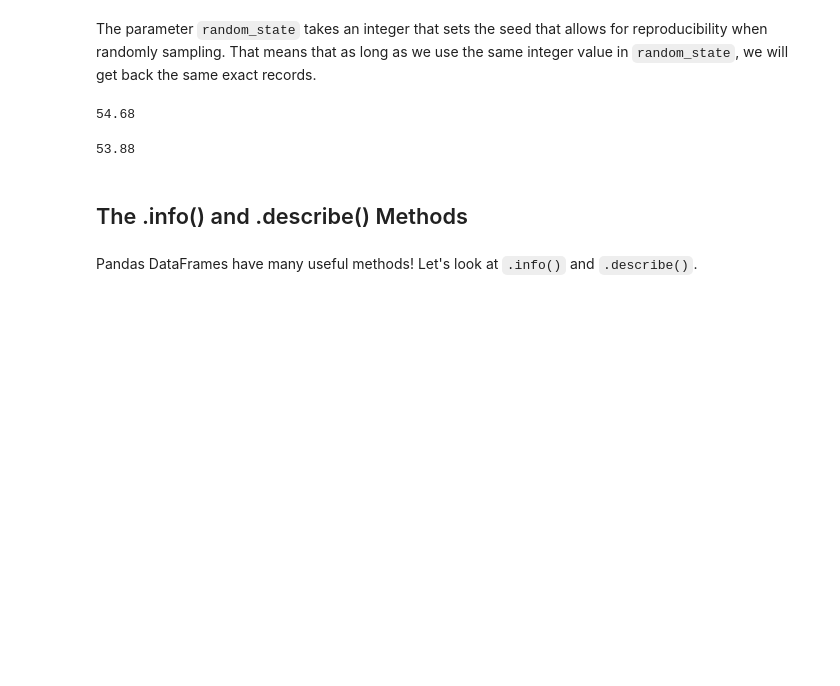
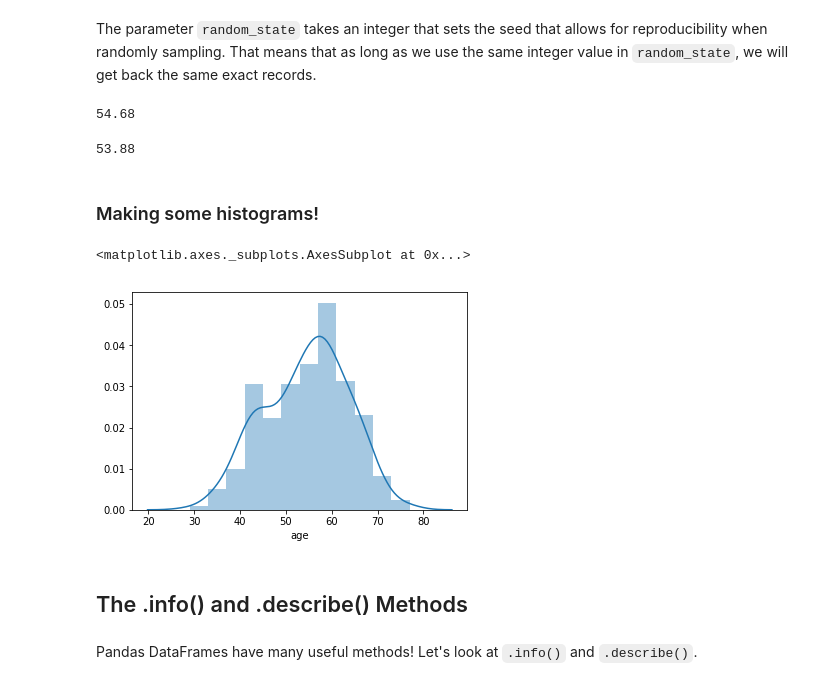
Before and after one commit to cenuno/Pandas, a Jupyter notebook: pandas_tools_codealong.ipynb, the cells around one changed output. Cells and saved outputs as stored; diff of their text form; code cells hidden in the pictures; blank space fills up the shorter version.

Commit message:
Replicate sns.distplot() future warning

```diff
--- a/pandas_tools_codealong.ipynb
+++ b/pandas_tools_codealong.ipynb
@@ -50,6 +51,15 @@ random_sample_different = uci.sample(n=50, random_state=2018)
 random_sample_different["age"].mean()
 # %% [output]
 53.88
+# %% [markdown]
+### Making some histograms!
+# %%
+# note: safe to ignore future warning
+#       see here for more details: https://stackoverflow.com/a/52595447/7954106
+sns.distplot(a=uci["age"], hist=True)
+# %% [output]
+<matplotlib.axes._subplots.AxesSubplot at 0x...>
+[figure, added]
 # %% [markdown]
 ## The .info() and .describe() Methods
 # %% [markdown]
```
Also changed, not shown: parts of 1 cell of this notebook.
